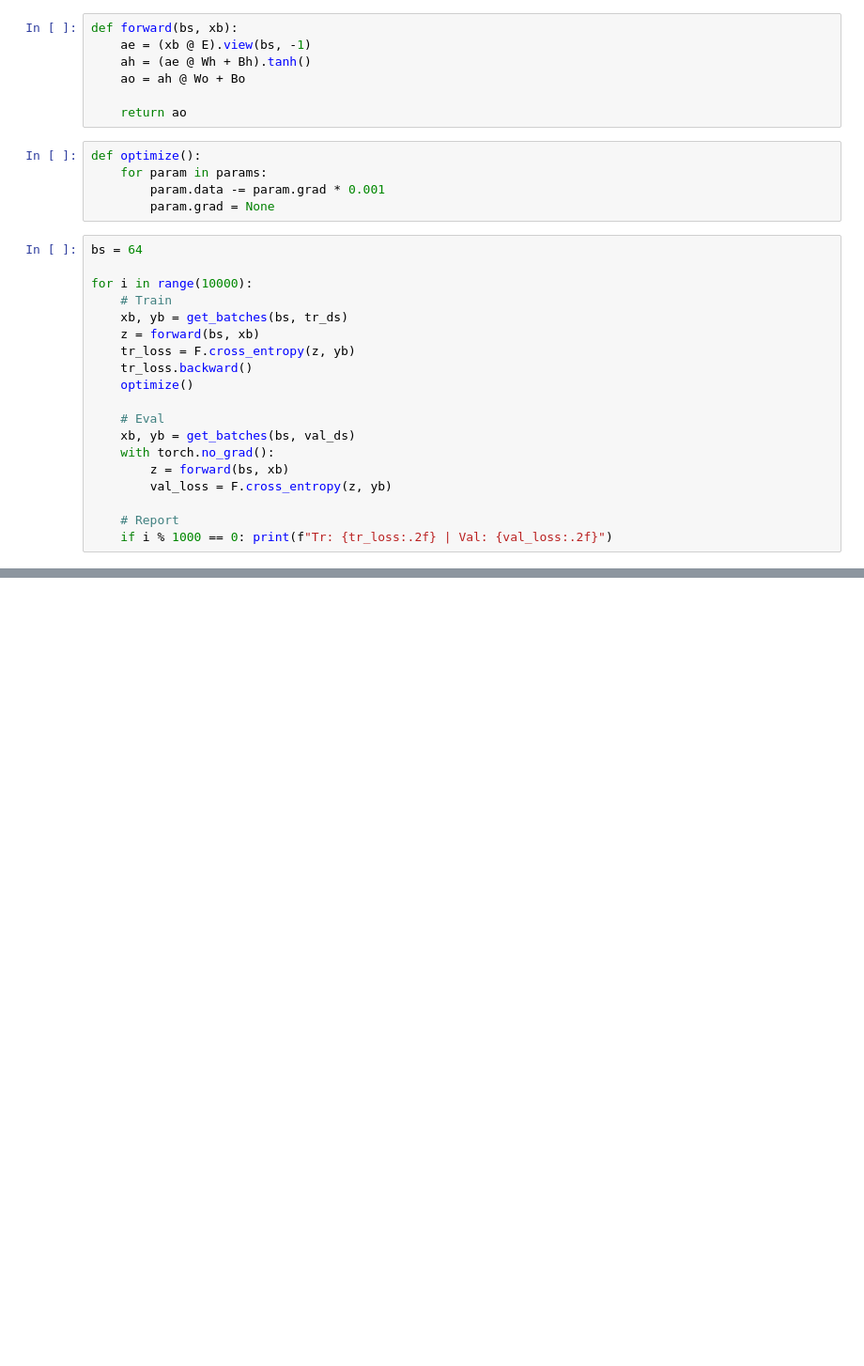
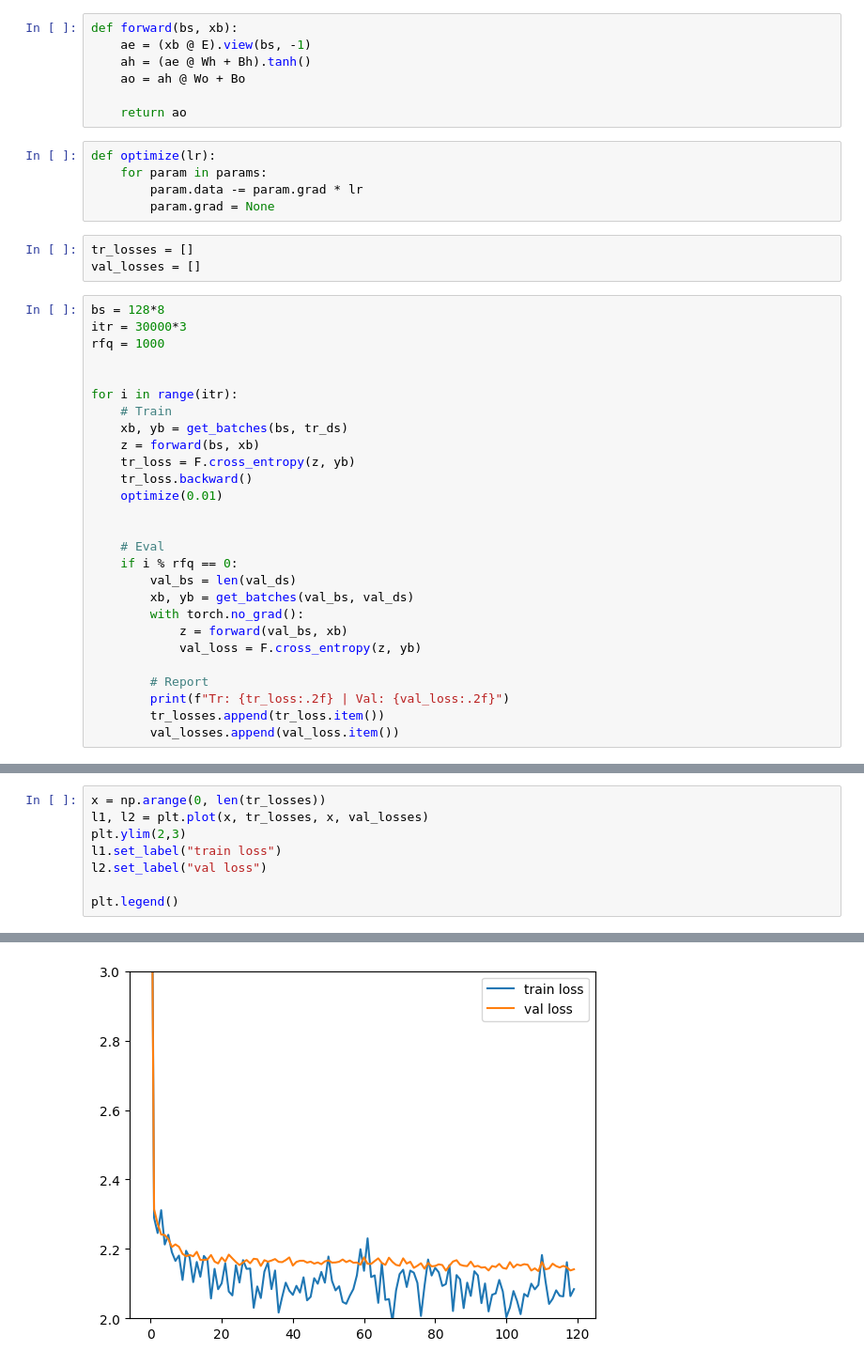
Before and after one commit to mshahoyi/mlp, a Jupyter notebook: app.ipynb, the cells around one changed output, grey strips where cells are left out. Shown at 94% size. Saved outputs shown, nothing was run; the diff lists cells and outputs as text; blank space fills up the shorter version.

```diff
--- a/app.ipynb
+++ b/app.ipynb
@@ -156,27 +151,38 @@ def forward(bs, xb):
 
     return ao
 # %%
-def optimize():
+def optimize(lr):
     for param in params:
-        param.data -= param.grad * 0.001
+        param.data -= param.grad * lr
         param.grad = None
+# %%
+tr_losses = []
+val_losses = []
 # %%
-bs = 64
+bs = 128*8
+itr = 30000*3
+rfq = 1000
 
-for i in range(10000):
+
+for i in range(itr):
     # Train
     xb, yb = get_batches(bs, tr_ds)
     z = forward(bs, xb)
     tr_loss = F.cross_entropy(z, yb)
     tr_loss.backward()
-    optimize()
+    optimize(0.01)
+
 
     # Eval
-    xb, yb = get_batches(bs, val_ds)
-    with torch.no_grad():
-        z = forward(bs, xb)
-        val_loss = F.cross_entropy(z, yb)
+    if i % rfq == 0:
+        val_bs = len(val_ds)
+        xb, yb = get_batches(val_bs, val_ds)
+        with torch.no_grad():
+            z = forward(val_bs, xb)
+            val_loss = F.cross_entropy(z, yb)
 
-    # Report
-    if i % 1000 == 0: print(f"Tr: {tr_loss:.2f} | Val: {val_loss:.2f}")
+        # Report
+        print(f"Tr: {tr_loss:.2f} | Val: {val_loss:.2f}")
+        tr_losses.append(tr_loss.item())
+        val_losses.append(val_loss.item())
 # %% [output]
@@ -192,0 +206,9 @@ Tr: 1.86 | Val: 2.32
+# %%
+x = np.arange(0, len(tr_losses))
+l1, l2 = plt.plot(x, tr_losses, x, val_losses)
+plt.ylim(2,3)
+l1.set_label("train loss")
+l2.set_label("val loss")
+
+plt.legend()
+# %% [output]
@@ -193,3 +216,4 @@ Tr: 1.86 | Val: 2.32
+[figure, added]
 # %%
 bs = len(test_ds)
 x_test, y_test = get_batches(bs, test_ds)
```
Also changed, not shown: parts of 13 cells of this notebook, 1 other file.
